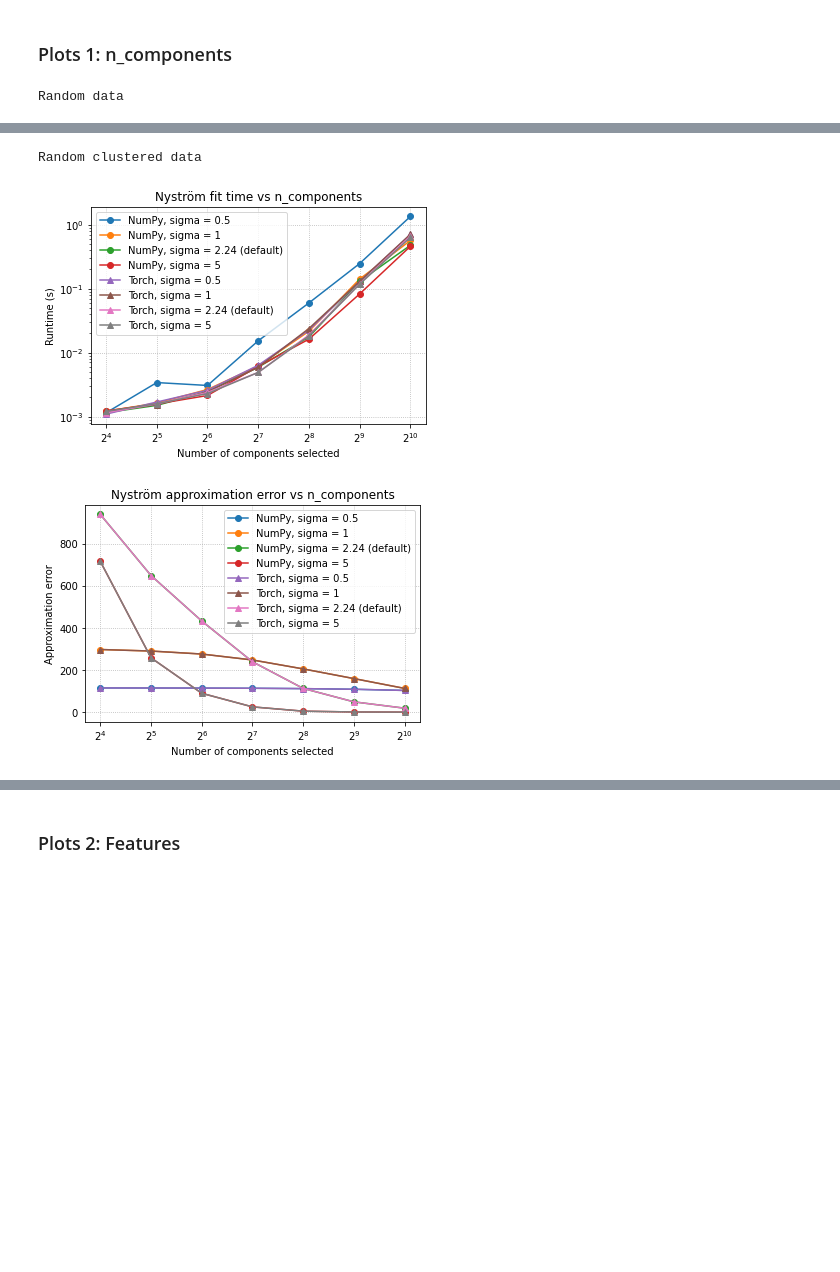
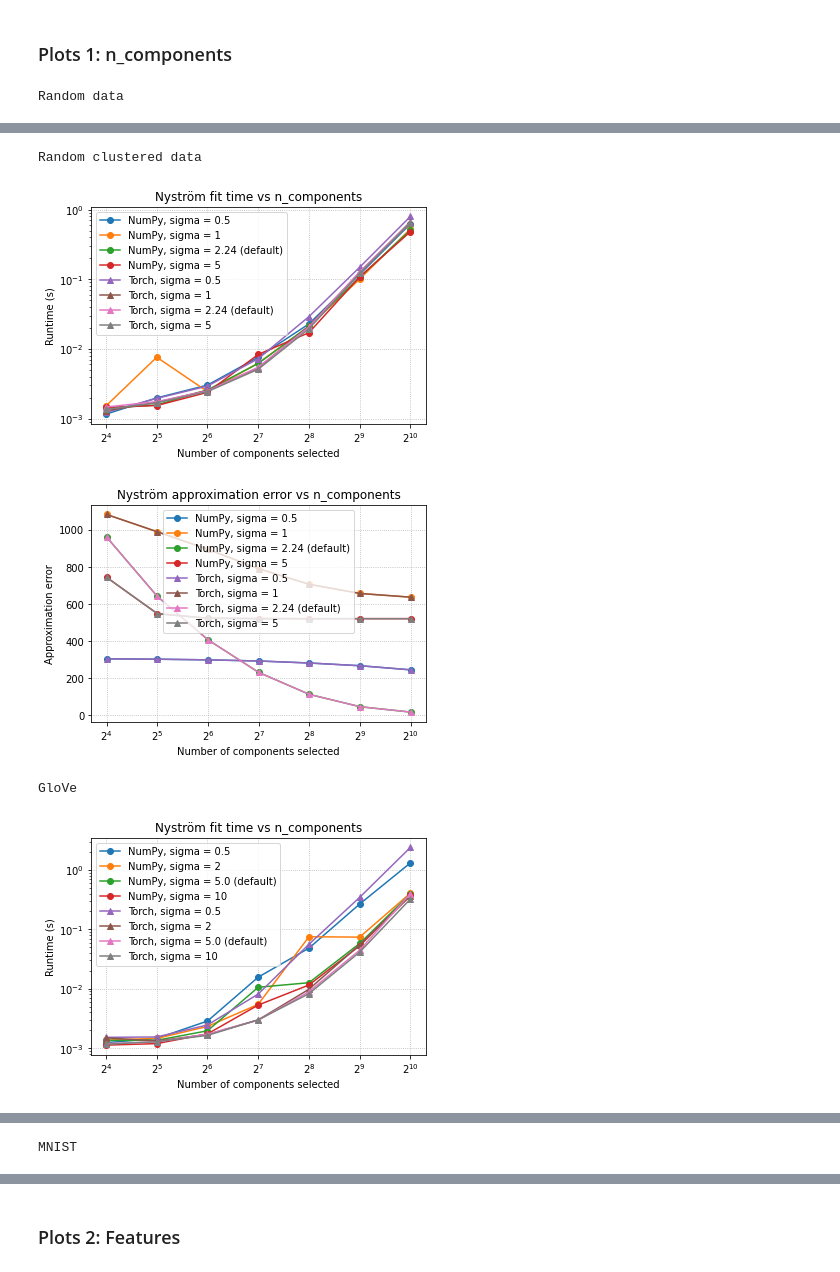
Before and after one commit to huddyyeo/keops_project, a Jupyter notebook: Nystrom_work/Nystrom_benchmarking.ipynb, the cells around one changed output, grey strips where cells are left out. Saved outputs shown, nothing was run; the diff lists cells and outputs as text; code cells hidden in the pictures; blank space fills up the shorter version.

```diff
--- a/Nystrom_work/Nystrom_benchmarking.ipynb
+++ b/Nystrom_work/Nystrom_benchmarking.ipynb
@@ -128,7 +121,7 @@ def plot_1_torch(data, sigmas):
     # sigmas = [0.5, None, 1, 2, 10]
     for sig in sigmas:
         if sig:
-            k_full = rbf_kernel(data.numpy(), gamma=1/(sig)**2)
+            k_full = rbf_kernel(data.numpy(), gamma=1/(2*sig)**2)
         else:
             k_full = rbf_kernel(data.numpy())
         time_lst[str(sig)] = []
@@ -158,7 +151,7 @@ def plot_1_np(data, sigmas):
     # sigmas = [0.5, None, 1, 2, 10]
     for sig in sigmas:
         if sig:
-            k_full = rbf_kernel(data, gamma=1/(sig)**2)
+            k_full = rbf_kernel(data, gamma=1/(2*sig)**2)
         else:
             k_full = rbf_kernel(data)
 
@@ -259,10 +251,10 @@ plt_1(r_time_np, r_time_torch, r_err_np, r_err_torch, random_data)
 print("Random clustered data")
 plt_1(c_time_np, c_time_torch, c_err_np, c_err_torch, data_clustered)
 
-# print("GloVe")
-# plt_1(gl_time_np, gl_time_torch, gl_err_np, gl_err_torch, GLOVE)
+print("GloVe")
+plt_1(gl_time_np, gl_time_torch, gl_err_np, gl_err_torch, GLOVE)
 
-# print("MNIST")
-# plt_1(mn_time_np, mn_time_torch2, mn_err_np, mn_err_torch, MNIST_np)
+print("MNIST")
+plt_1(mn_time_np, mn_time_torch2, mn_err_np, mn_err_torch, MNIST_np)
 # %% [output]
 Random data
@@ -271,3 +263,5 @@ Random data
 Random clustered data
-[figure, old version]
+[figure, new version]
-[figure, old version]
+[figure, new version]
+GloVe
+[figure, added]
@@ -273,0 +269 @@ Random clustered data
+MNIST
```
Also changed, not shown: parts of 29 cells of this notebook.
